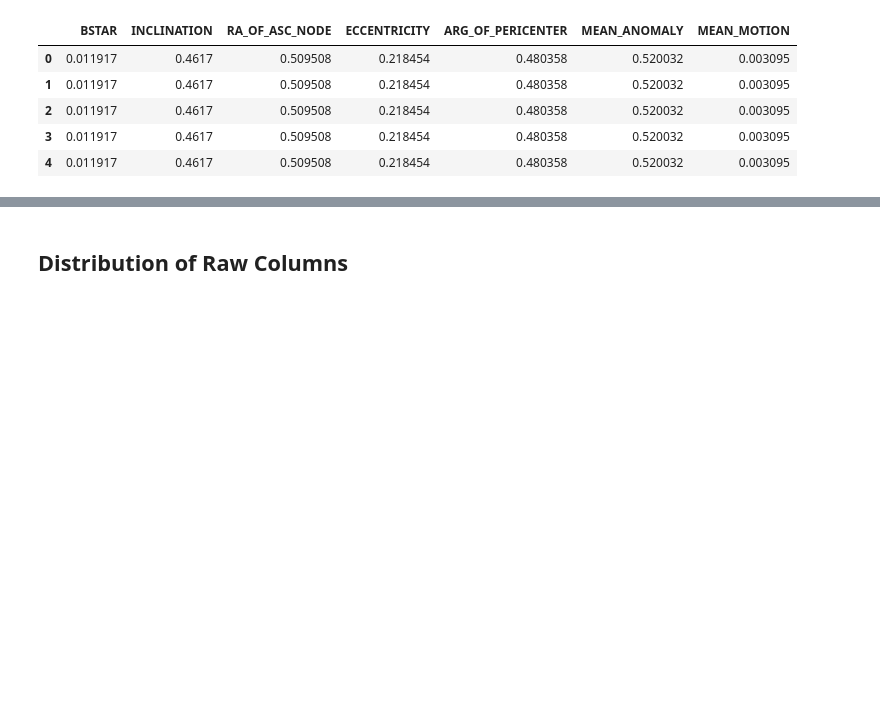
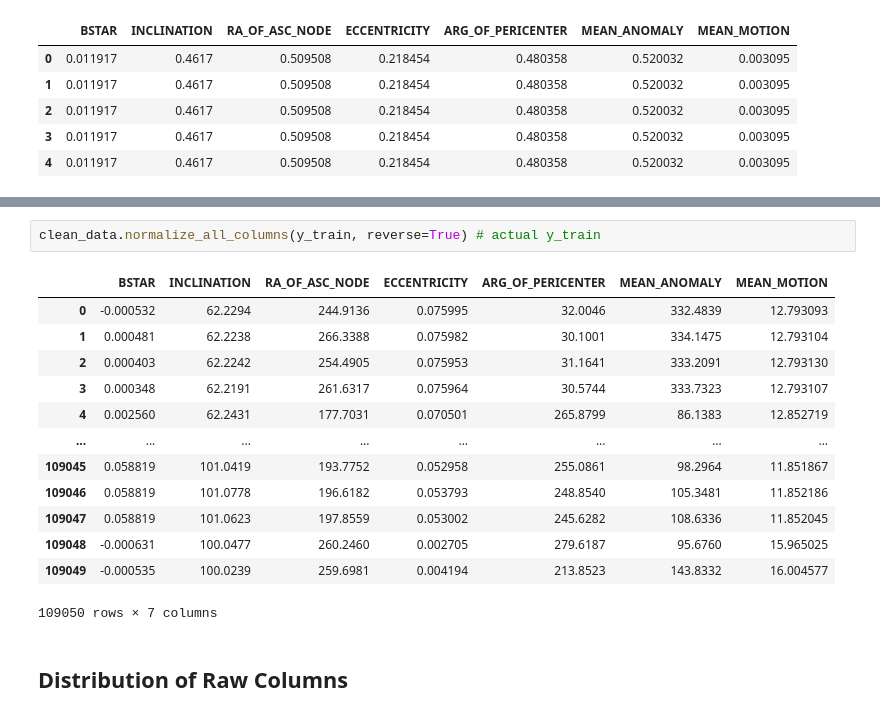
Before and after one commit to cm-tle-pred/tle-prediction, a Jupyter notebook: models/model_0/playground.ipynb, the cells around one changed output, grey strips where cells are left out. Drawn from its saved outputs; the diff is of its cells as text; blank space fills up the shorter version.

```diff
--- a/models/model_0/playground.ipynb
+++ b/models/model_0/playground.ipynb
@@ -147,3 +170,19 @@ clean_data.normalize_all_columns(y_pred_df, reverse=True)  # reverse the normali
+# %%
+clean_data.normalize_all_columns(y_train, reverse=True) # actual y_train
+# %% [output]
+|  | BSTAR | INCLINATION | RA_OF_ASC_NODE | ECCENTRICITY | ARG_OF_PERICENTER | MEAN_ANOMALY | MEAN_MOTION |
+| 0 | -0.000532 | 62.2294 | 244.9136 | 0.075995 | 32.0046 | 332.4839 | 12.793093 |
+| 1 | 0.000481 | 62.2238 | 266.3388 | 0.075982 | 30.1001 | 334.1475 | 12.793104 |
+| 2 | 0.000403 | 62.2242 | 254.4905 | 0.075953 | 31.1641 | 333.2091 | 12.793130 |
+| 3 | 0.000348 | 62.2191 | 261.6317 | 0.075964 | 30.5744 | 333.7323 | 12.793107 |
+| 4 | 0.002560 | 62.2431 | 177.7031 | 0.070501 | 265.8799 | 86.1383 | 12.852719 |
+| ... | ... | ... | ... | ... | ... | ... | ... |
+| 109045 | 0.058819 | 101.0419 | 193.7752 | 0.052958 | 255.0861 | 98.2964 | 11.851867 |
+| 109046 | 0.058819 | 101.0778 | 196.6182 | 0.053793 | 248.8540 | 105.3481 | 11.852186 |
+| 109047 | 0.058819 | 101.0623 | 197.8559 | 0.053002 | 245.6282 | 108.6336 | 11.852045 |
+| 109048 | -0.000631 | 100.0477 | 260.2460 | 0.002705 | 279.6187 | 95.6760 | 15.965025 |
+| 109049 | -0.000535 | 100.0239 | 259.6981 | 0.004194 | 213.8523 | 143.8332 | 16.004577 |
+109050 rows × 7 columns
 # %% [markdown]
 ## Distribution of Raw Columns
 # %%
```
Also changed, not shown: parts of 3 cells of this notebook.
